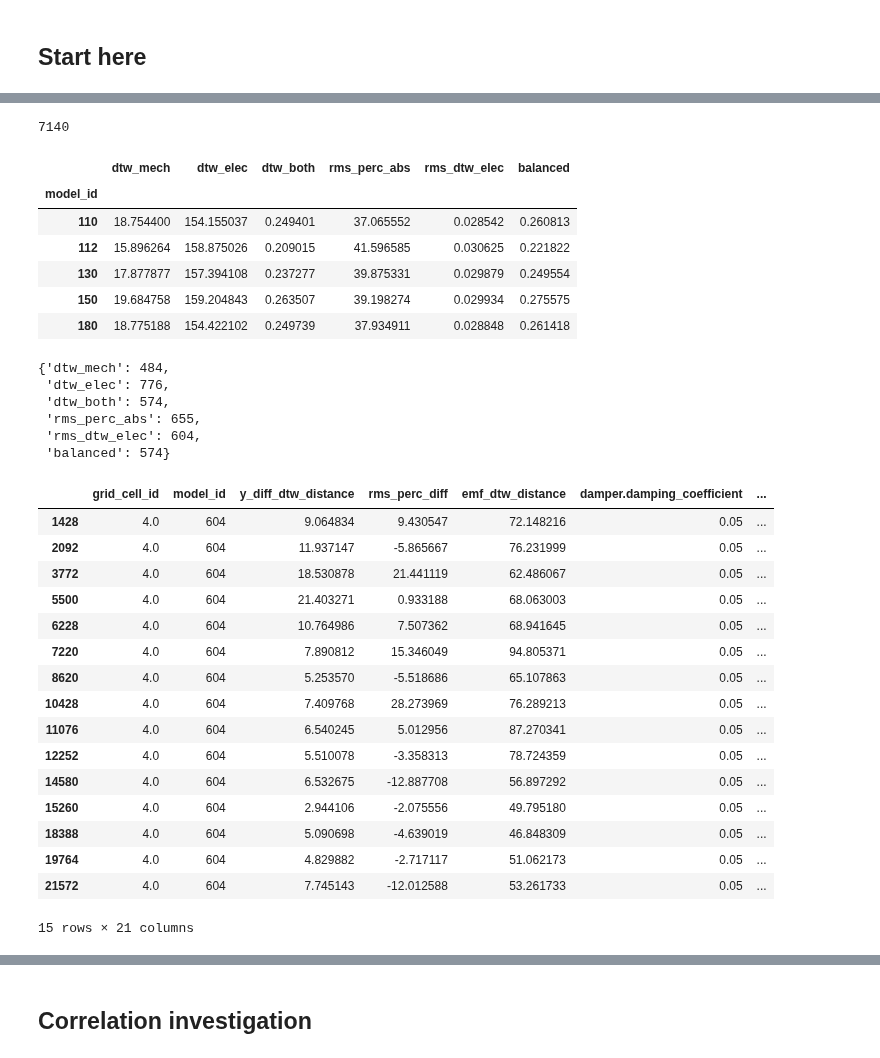
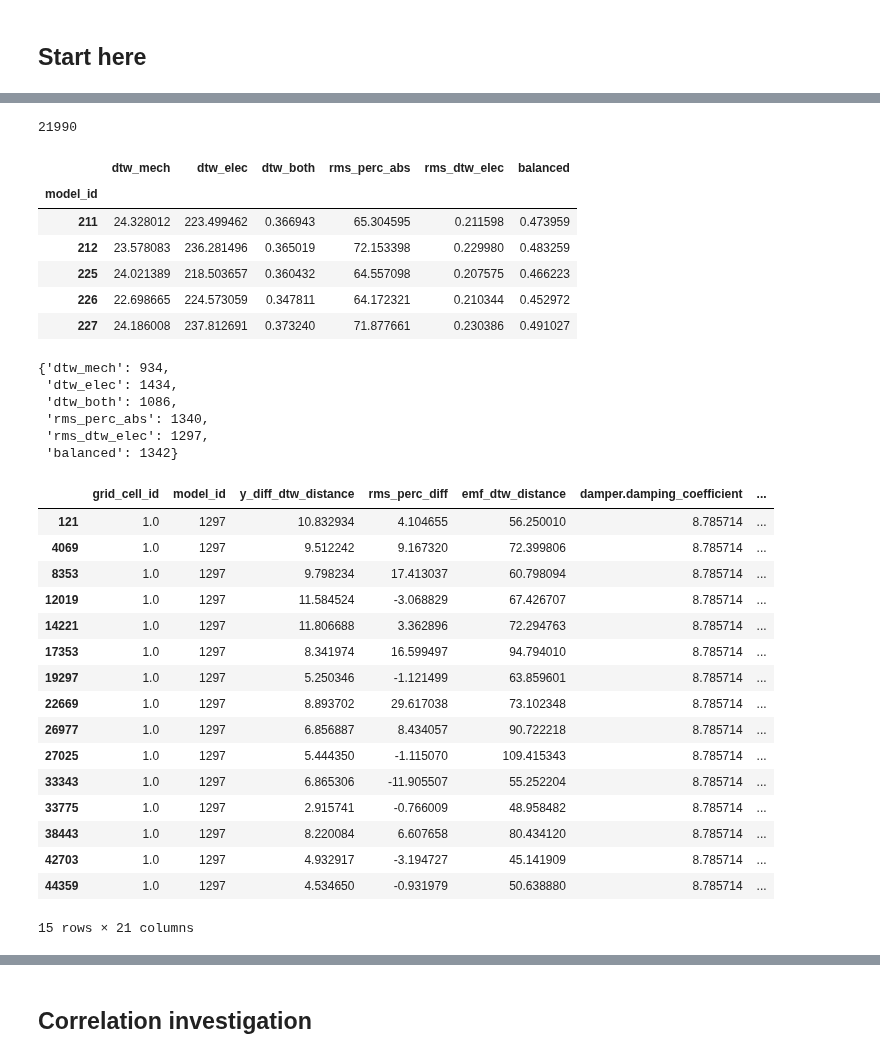
Before and after one commit to mnicstruwig/FlexibleFluxSimulator, a Jupyter notebook: experiments/2020-05-22-Analyze-Grid-Results.ipynb, the cells around one changed output, grey strips where cells are left out. Cells and saved outputs as stored; diff of their text form; code cells hidden in the pictures.

```diff
--- a/experiments/2020-05-22-Analyze-Grid-Results.ipynb
+++ b/experiments/2020-05-22-Analyze-Grid-Results.ipynb
@@ -14,3 +9,0 @@ import numpy as np
-# %%
-df = pd.read_parquet('no_curves.parquet')
-df.head()
@@ -78,9 +32,9 @@ client
 # %%
 root_path = './'
-files = ['A', 'B', 'C']
+files_prefix = ['A', 'B', 'C']
 # %%
 dfs = []
-for f in files:
+for f in files_prefix:
     df = dd.read_parquet(root_path + f + '.parquet', engine='pyarrow')
     df['device_id'] = f
     df['input_excitation'] = df['input_excitation'].astype('int')
@@ -240,7 +199,7 @@ for idx in indexes_to_drop:
 # %%
 len(df2_filtered)
 # %% [output]
-7140
+21990
 # %%
 df_scores = df2_filtered.groupby(['model_id']).agg({
     'dtw_mech': 'mean',
@@ -254,11 +213,11 @@ df_scores.head()
 # %% [output]
 |  | dtw_mech | dtw_elec | dtw_both | rms_perc_abs | rms_dtw_elec | balanced |
 | model_id |  |  |  |  |  |  |
-| 110 | 18.754400 | 154.155037 | 0.249401 | 37.065552 | 0.028542 | 0.260813 |
-| 112 | 15.896264 | 158.875026 | 0.209015 | 41.596585 | 0.030625 | 0.221822 |
-| 130 | 17.877877 | 157.394108 | 0.237277 | 39.875331 | 0.029879 | 0.249554 |
-| 150 | 19.684758 | 159.204843 | 0.263507 | 39.198274 | 0.029934 | 0.275575 |
-| 180 | 18.775188 | 154.422102 | 0.249739 | 37.934911 | 0.028848 | 0.261418 |
+| 211 | 24.328012 | 223.499462 | 0.366943 | 65.304595 | 0.211598 | 0.473959 |
+| 212 | 23.578083 | 236.281496 | 0.365019 | 72.153398 | 0.229980 | 0.483259 |
+| 225 | 24.021389 | 218.503657 | 0.360432 | 64.557098 | 0.207575 | 0.466223 |
+| 226 | 22.698665 | 224.573059 | 0.347811 | 64.172321 | 0.210344 | 0.452972 |
+| 227 | 24.186008 | 237.812691 | 0.373240 | 71.877661 | 0.230386 | 0.491027 |
 # %%
 # Let's get the best performing model ids for each objective_function
 best_model_ids = {}
@@ -268,32 +227,32 @@ for obj_func in df_scores.columns:
 
 best_model_ids
 # %% [output]
-{'dtw_mech': 484,
- 'dtw_elec': 776,
- 'dtw_both': 574,
- 'rms_perc_abs': 655,
- 'rms_dtw_elec': 604,
- 'balanced': 574}
+{'dtw_mech': 934,
+ 'dtw_elec': 1434,
+ 'dtw_both': 1086,
+ 'rms_perc_abs': 1340,
+ 'rms_dtw_elec': 1297,
+ 'balanced': 1342}
 # %%
 best_param_sets = [v for v in best_model_ids.values()]
 # %%
-df2_filtered.query('model_id == 604')
+df2_filtered.query('model_id == 1297')
 # %% [output]
 |  | grid_cell_id | model_id | y_diff_dtw_distance | rms_perc_diff | emf_dtw_distance | damper.damping_coefficient | ... |
-| 1428 | 4.0 | 604 | 9.064834 | 9.430547 | 72.148216 | 0.05 | ... |
-| 2092 | 4.0 | 604 | 11.937147 | -5.865667 | 76.231999 | 0.05 | ... |
-| 3772 | 4.0 | 604 | 18.530878 | 21.441119 | 62.486067 | 0.05 | ... |
-| 5500 | 4.0 | 604 | 21.403271 | 0.933188 | 68.063003 | 0.05 | ... |
-| 6228 | 4.0 | 604 | 10.764986 | 7.507362 | 68.941645 | 0.05 | ... |
-| 7220 | 4.0 | 604 | 7.890812 | 15.346049 | 94.805371 | 0.05 | ... |
-| 8620 | 4.0 | 604 | 5.253570 | -5.518686 | 65.107863 | 0.05 | ... |
-| 10428 | 4.0 | 604 | 7.409768 | 28.273969 | 76.289213 | 0.05 | ... |
-| 11076 | 4.0 | 604 | 6.540245 | 5.012956 | 87.270341 | 0.05 | ... |
-| 12252 | 4.0 | 604 | 5.510078 | -3.358313 | 78.724359 | 0.05 | ... |
-| 14580 | 4.0 | 604 | 6.532675 | -12.887708 | 56.897292 | 0.05 | ... |
-| 15260 | 4.0 | 604 | 2.944106 | -2.075556 | 49.795180 | 0.05 | ... |
-| 18388 | 4.0 | 604 | 5.090698 | -4.639019 | 46.848309 | 0.05 | ... |
-| 19764 | 4.0 | 604 | 4.829882 | -2.717117 | 51.062173 | 0.05 | ... |
-| 21572 | 4.0 | 604 | 7.745143 | -12.012588 | 53.261733 | 0.05 | ... |
+| 121 | 1.0 | 1297 | 10.832934 | 4.104655 | 56.250010 | 8.785714 | ... |
+| 4069 | 1.0 | 1297 | 9.512242 | 9.167320 | 72.399806 | 8.785714 | ... |
+| 8353 | 1.0 | 1297 | 9.798234 | 17.413037 | 60.798094 | 8.785714 | ... |
+| 12019 | 1.0 | 1297 | 11.584524 | -3.068829 | 67.426707 | 8.785714 | ... |
+| 14221 | 1.0 | 1297 | 11.806688 | 3.362896 | 72.294763 | 8.785714 | ... |
+| 17353 | 1.0 | 1297 | 8.341974 | 16.599497 | 94.794010 | 8.785714 | ... |
+| 19297 | 1.0 | 1297 | 5.250346 | -1.121499 | 63.859601 | 8.785714 | ... |
+| 22669 | 1.0 | 1297 | 8.893702 | 29.617038 | 73.102348 | 8.785714 | ... |
+| 26977 | 1.0 | 1297 | 6.856887 | 8.434057 | 90.722218 | 8.785714 | ... |
+| 27025 | 1.0 | 1297 | 5.444350 | -1.115070 | 109.415343 | 8.785714 | ... |
+| 33343 | 1.0 | 1297 | 6.865306 | -11.905507 | 55.252204 | 8.785714 | ... |
+| 33775 | 1.0 | 1297 | 2.915741 | -0.766009 | 48.958482 | 8.785714 | ... |
+| 38443 | 1.0 | 1297 | 8.220084 | 6.607658 | 80.434120 | 8.785714 | ... |
+| 42703 | 1.0 | 1297 | 4.932917 | -3.194727 | 45.141909 | 8.785714 | ... |
+| 44359 | 1.0 | 1297 | 4.534650 | -0.931979 | 50.638880 | 8.785714 | ... |
 15 rows × 21 columns
 # %%
```
Also changed, not shown: parts of 33 cells of this notebook, 12 other files.
